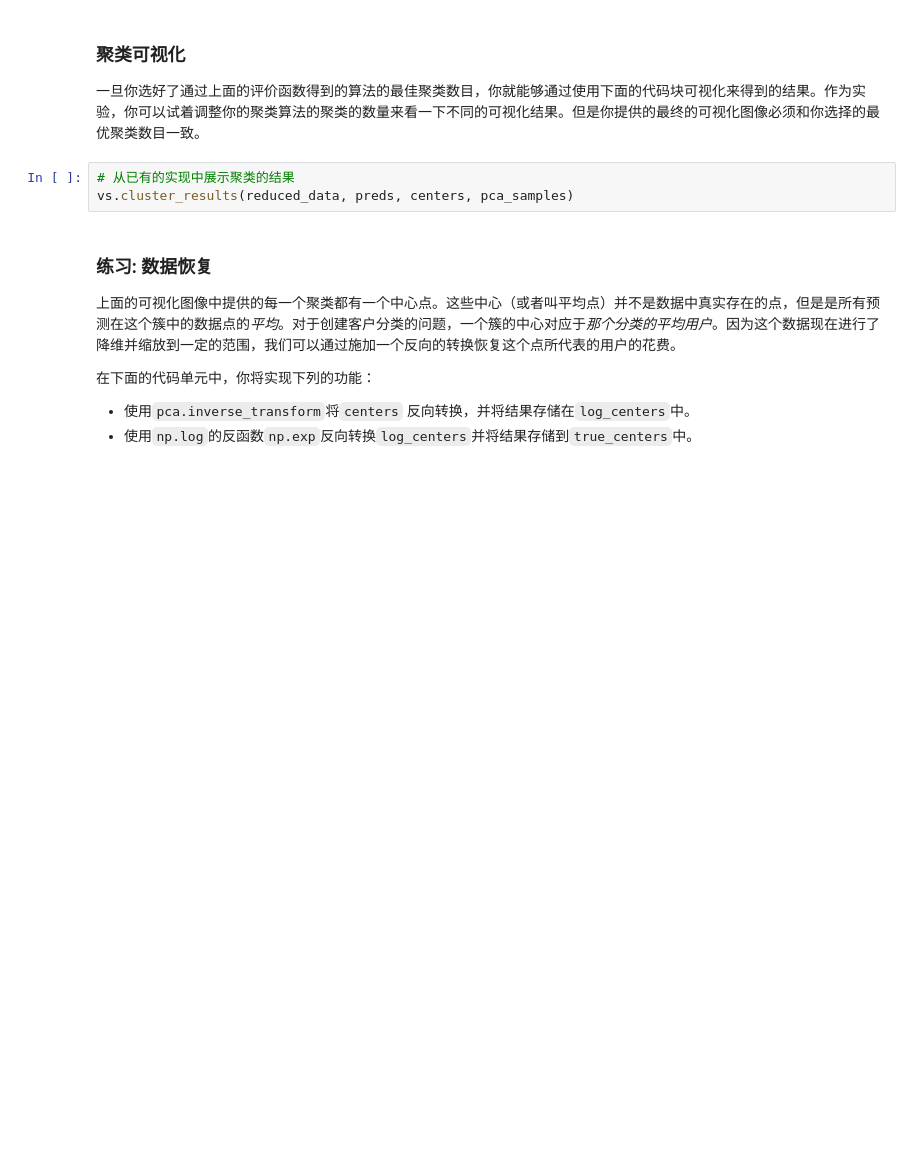
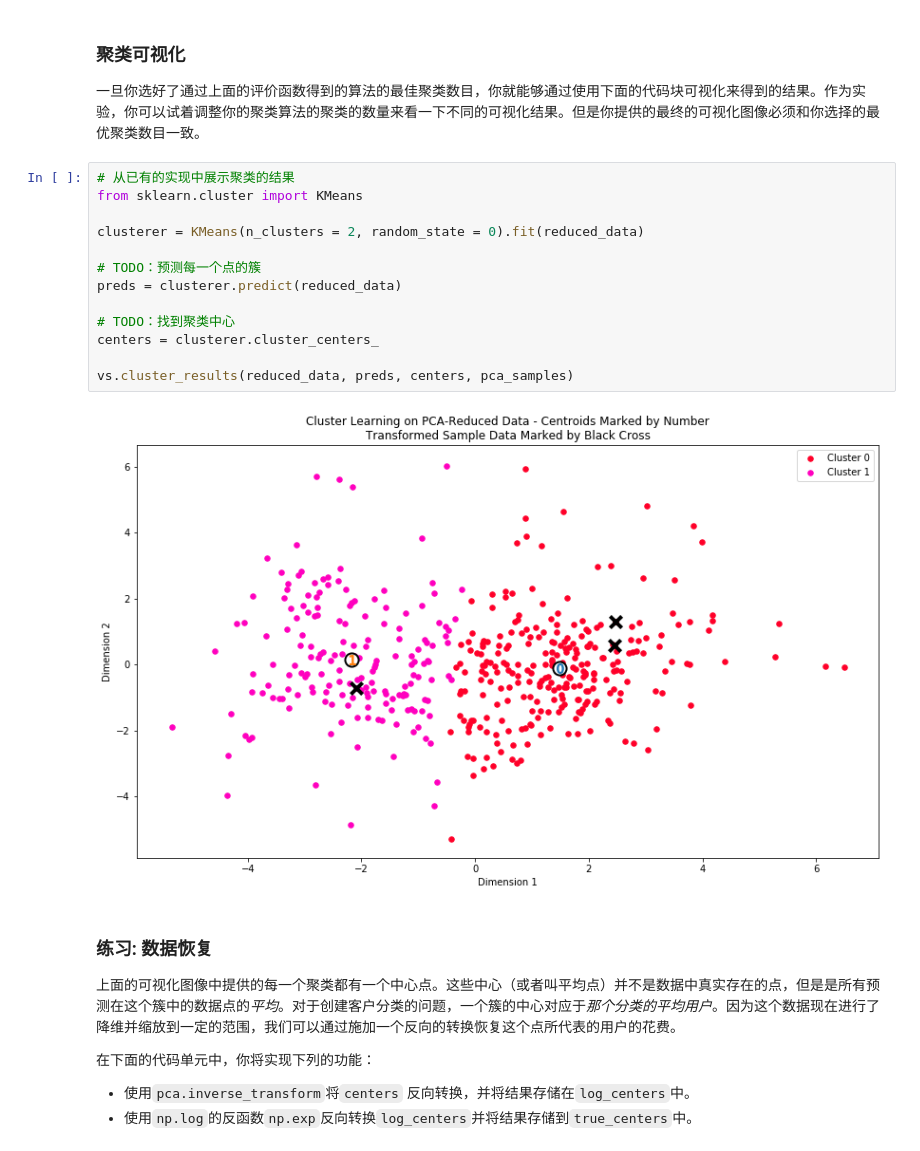
Before and after one commit to miaopei/MachineLearning, a Jupyter notebook: uda_project/P4/my_creating_customer_segments/customer_segments.ipynb, the cells around one changed output. Cells and saved outputs as stored; diff of their text form; blank space fills up the shorter version.

```diff
--- a/uda_project/P4/my_creating_customer_segments/customer_segments.ipynb
+++ b/uda_project/P4/my_creating_customer_segments/customer_segments.ipynb
@@ -468,9 +495,21 @@ score = None
 # %% [markdown]
 ### 聚类可视化
 一旦你选好了通过上面的评价函数得到的算法的最佳聚类数目，你就能够通过使用下面的代码块可视化来得到的结果。作为实验，你可以试着调整你的聚类算法的聚类的数量来看一下不同的可视化结果。但是你提供的最终的可视化图像必须和你选择的最优聚类数目一致。
-# %%
-# 从已有的实现中展示聚类的结果
-vs.cluster_results(reduced_data, preds, centers, pca_samples)
+# %%
+# 从已有的实现中展示聚类的结果
+from sklearn.cluster import KMeans
+
+clusterer = KMeans(n_clusters = 2, random_state = 0).fit(reduced_data)
+
+# TODO：预测每一个点的簇
+preds = clusterer.predict(reduced_data)
+
+# TODO：找到聚类中心
+centers = clusterer.cluster_centers_
+
+vs.cluster_results(reduced_data, preds, centers, pca_samples)
+# %% [output]
+[figure, added]
 # %% [markdown]
 ### 练习: 数据恢复
 上面的可视化图像中提供的每一个聚类都有一个中心点。这些中心（或者叫平均点）并不是数据中真实存在的点，但是是所有预测在这个簇中的数据点的*平均*。对于创建客户分类的问题，一个簇的中心对应于*那个分类的平均用户*。因为这个数据现在进行了降维并缩放到一定的范围，我们可以通过施加一个反向的转换恢复这个点所代表的用户的花费。
```
Also changed, not shown: parts of 4 cells of this notebook, 1 other file.
